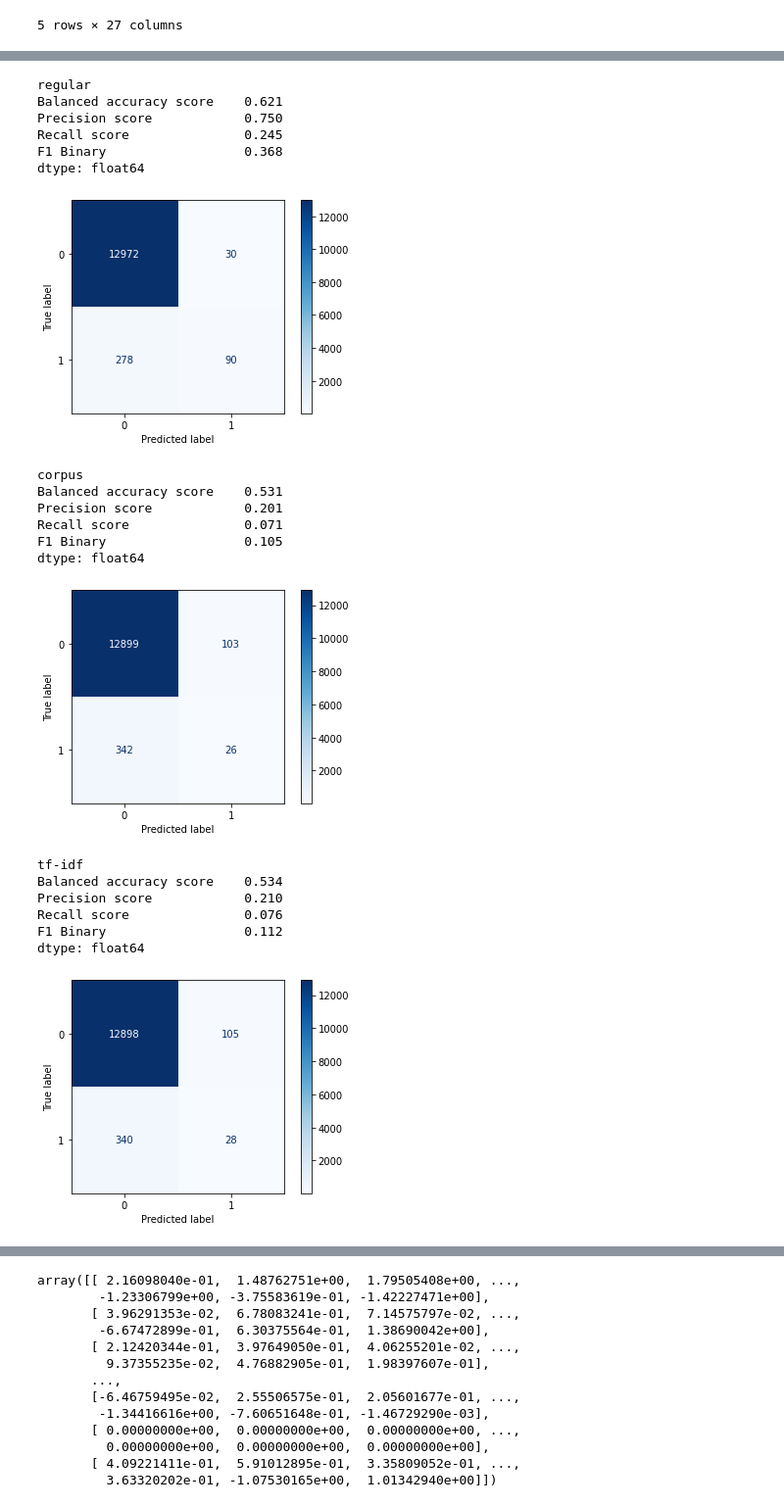
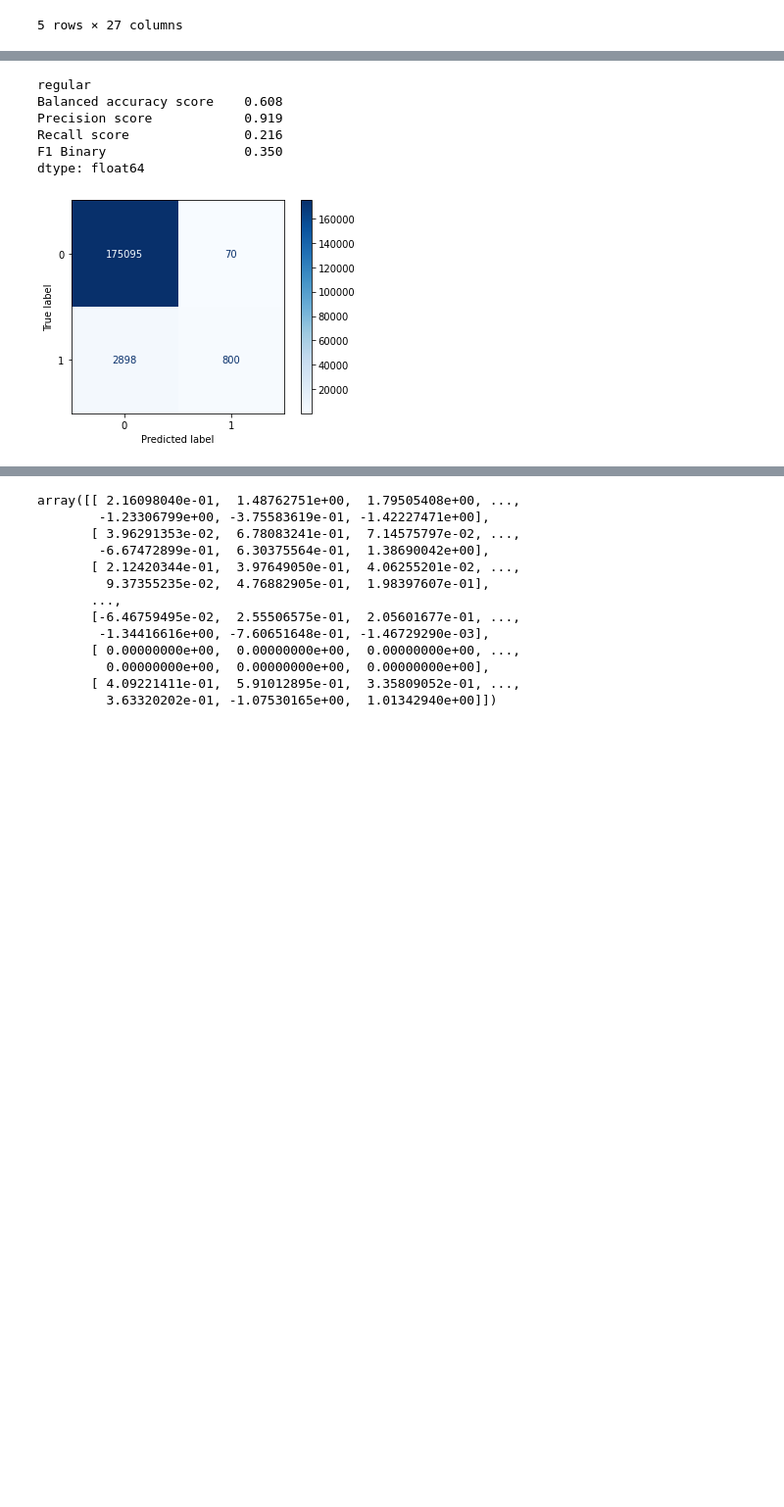
Before and after one commit to ncktl/logcheck, a Jupyter notebook: notebooks/my_approach.ipynb, the cells around one changed output, grey strips where cells are left out. Shown at 98% size. Drawn from its saved outputs; the diff is of its cells as text; code cells hidden in the pictures; blank space fills up the shorter version.

```diff
--- a/notebooks/my_approach.ipynb
+++ b/notebooks/my_approach.ipynb
@@ -43,0 +175,4 @@ print(tf.config.list_physical_devices('GPU'))
+# %%
+# Convert the compacted context from letters into strings of integers
+df.context = [list(map(lambda y: str(ascii_letters.index(y)), list(str(x)))) for x in df.context]
+df.head()
@@ -88,4 +203,0 @@ Log ratio:                                              3.04%
-# %%
-# Convert the compacted context from letters into strings of integers
-df.context = [list(map(lambda y: str(ascii_letters.index(y)), list(x))) for x in df.context]
-df.head()
@@ -154,18 +250,19 @@ if run_random_forests:
     df_regular = df.drop(["context"], axis=1)
     dataframes = [
         ("regular", df_regular),
-        ("corpus", df_corpus_embeddings.join(pd.DataFrame(df.contains_logging))),
-        ("tf-idf", df_tfidf.join(pd.DataFrame(df.contains_logging))),
-        ("regular+corpus", df_regular.join(df_corpus_embeddings)),
-        ("regular+tfidf", df_regular.join(df_tfidf)),
-        ("corpus+tfidf", df_corpus_embeddings.join(df_tfidf).join(pd.DataFrame(df.contains_logging))),
-        ("regular+corpus+tfidf", df_regular.join(df_corpus_embeddings).join(df_tfidf)),
+        # ("corpus", df_corpus_embeddings.join(pd.DataFrame(df.contains_logging))),
+        # ("tf-idf", df_tfidf.join(pd.DataFrame(df.contains_logging))),
+        # ("regular+corpus", df_regular.join(df_corpus_embeddings)),
+        # ("regular+tfidf", df_regular.join(df_tfidf)),
+        # ("corpus+tfidf", df_corpus_embeddings.join(df_tfidf).join(pd.DataFrame(df.contains_logging))),
+        # ("regular+corpus+tfidf", df_regular.join(df_corpus_embeddings).join(df_tfidf)),
     ]
 
     for df_name, df_used in dataframes:
         print(df_name)
         # Split data into train and test sets
-        X = df_used.drop(["contains_logging"], axis=1)
+        # X = df_used.drop(["contains_logging"], axis=1)
+        X = df_used.drop(["contains_logging", "location"], axis=1)
         if "regular" in df_name:
             X = pd.get_dummies(X, columns=["type", "parent"])
         y = df_used.contains_logging
@@ -244,12 +299,12 @@ df_regular = df.drop(["context"], axis=1)
 if run_random_forests:
     dataframes = [
         ("regular", df_regular),
-        ("corpus", df_corpus_embeddings.join(pd.DataFrame(df.contains_logging))),
-        ("tf-idf", df_tfidf.join(pd.DataFrame(df.contains_logging))),
-        ("regular+corpus", df_regular.join(df_corpus_embeddings)),
-        ("regular+tfidf", df_regular.join(df_tfidf)),
-        ("corpus+tfidf", df_corpus_embeddings.join(df_tfidf).join(pd.DataFrame(df.contains_logging))),
-        ("regular+corpus+tfidf", df_regular.join(df_corpus_embeddings).join(df_tfidf)),
+        # ("corpus", df_corpus_embeddings.join(pd.DataFrame(df.contains_logging))),
+        # ("tf-idf", df_tfidf.join(pd.DataFrame(df.contains_logging))),
+        # ("regular+corpus", df_regular.join(df_corpus_embeddings)),
+        # ("regular+tfidf", df_regular.join(df_tfidf)),
+        # ("corpus+tfidf", df_corpus_embeddings.join(df_tfidf).join(pd.DataFrame(df.contains_logging))),
+        # ("regular+corpus+tfidf", df_regular.join(df_corpus_embeddings).join(df_tfidf)),
     ]
 
     for df_name, df_used in dataframes:
@@ -257,54 +312,41 @@ if run_random_forests:
         all_scores = []
         conf_matrices = []
         # Split data into train and test sets
-        X = df_used.drop(["contains_logging"], axis=1)
+        # X = df_used.drop(["contains_logging"], axis=1)
+        X = df_used.drop(["contains_logging", "location"], axis=1)
         if "regular" in df_name:
             X = pd.get_dummies(X, columns=["type", "parent"])
         y = df_used.contains_logging
         # X_train, X_test, y_train, y_test = train_test_split(X, y, test_size = 0.25, stratify=y, random_state=0)
-        # classifier = RandomForestClassifier(n_estimators=200, random_state=0)
-        classifier = RandomForestClassifier(n_estimators=9, random_state=0)
-        skf = StratifiedShuffleSplit(n_splits=2, test_size=0.25, random_state=0)
+        classifier = RandomForestClassifier(n_estimators=200, random_state=0)
+        # classifier = RandomForestClassifier(n_estimators=9, random_state=0)
+        skf = StratifiedShuffleSplit(n_splits=5, test_size=0.25, random_state=0)
         for train_index, test_index in skf.split(X, y):
             X_train, X_test = X.iloc[train_index], X.iloc[test_index]
             y_train, y_test = y.iloc[train_index], y.iloc[test_index]
             classifier.fit(X_train, y_train)
             y_pred = classifier.predict(X_test)
             scores = [
                     balanced_accuracy_score(y_test, y_pred),
                     precision_score(y_test, y_pred),
                     recall_score(y_test, y_pred),
                     f1_score(y_test, y_pred, average='binary', pos_label=True)
             ]
             all_scores.append(scores)
             cm = confusion_matrix(y_test, y_pred, labels=classifier.classes_)
             conf_matrices.append(cm)
         score_df = pd.DataFrame(all_scores, columns=score_names).mean().round(3)
         print(score_df)
         avg_cm = np.mean(conf_matrices, axis=0).astype(int)
         disp = ConfusionMatrixDisplay(confusion_matrix=avg_cm,
                                       display_labels=classifier.classes_)
         disp.plot(cmap=plt.cm.Blues)
         plt.show()
 # %% [output]
 regular
-Balanced accuracy score    0.621
-Precision score            0.750
-Recall score               0.245
-F1 Binary                  0.368
+Balanced accuracy score    0.608
+Precision score            0.919
+Recall score               0.216
+F1 Binary                  0.350
 dtype: float64
-[figure, old version]
+[figure, new version]
-corpus
-Balanced accuracy score    0.531
-Precision score            0.201
-Recall score               0.071
-F1 Binary                  0.105
-dtype: float64
-[figure, removed]
-tf-idf
-Balanced accuracy score    0.534
-Precision score            0.210
-Recall score               0.076
-F1 Binary                  0.112
-dtype: float64
-[figure, removed]
```
Also changed, not shown: parts of 12 cells of this notebook, 9 other files.
